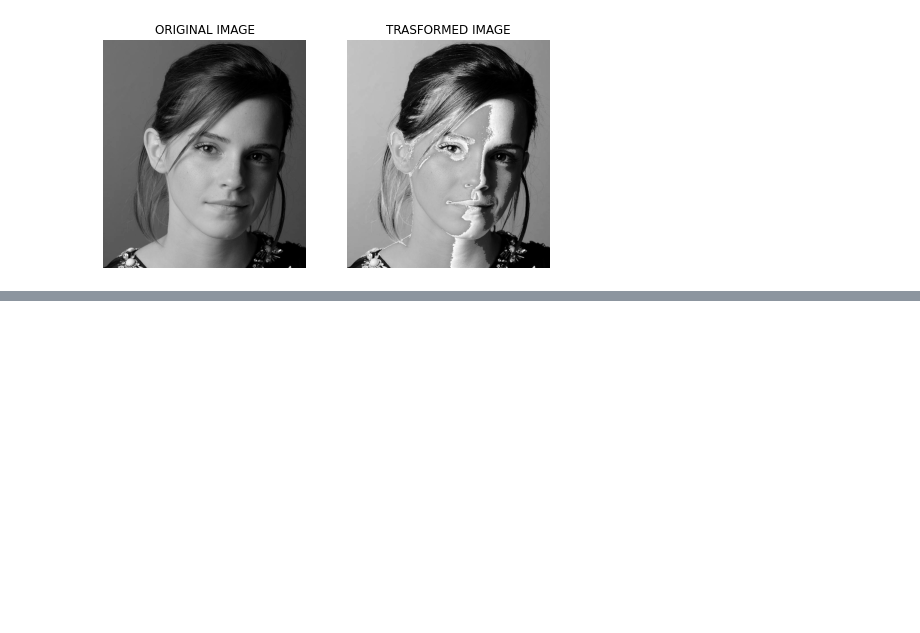
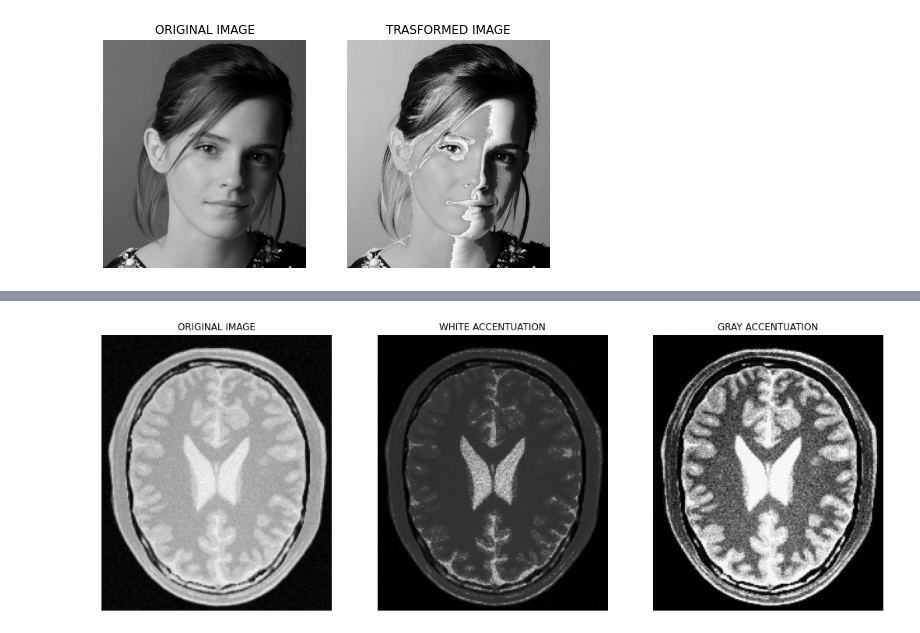
Before and after one commit to sanjith1999/EN2550-Assignments, a Jupyter notebook: Spatial Filtering/main.ipynb, the cells around one changed output, grey strips where cells are left out. Cells and saved outputs as stored; diff of their text form; code cells hidden in the pictures; blank space fills up the shorter version.

```diff
--- a/Spatial Filtering/main.ipynb
+++ b/Spatial Filtering/main.ipynb
@@ -35,0 +65,18 @@ plt.show()
+# %%
+f2_itw=cv.LUT(f2,t_1)
+f2_itg=cv.LUT(f2,t_2)
+
+fig, ax =plt.subplots(1,3,figsize=(18,8))
+ax[0].imshow(f2,cmap='gray',vmin=0,vmax=255)
+ax[0].set_title("ORIGINAL IMAGE")
+
+ax[1].imshow(f2_itw,cmap='gray',vmin=0,vmax=255)
+ax[1].set_title("WHITE ACCENTUATION")
+
+ax[2].imshow(f2_itg,cmap='gray',vmin=0,vmax=255)
+ax[2].set_title("GRAY ACCENTUATION")
+for i in range(3):
+    ax[i].axis("off")
+plt.show()
+# %% [output]
+[figure, added]
```
Also changed, not shown: parts of 3 cells of this notebook.
